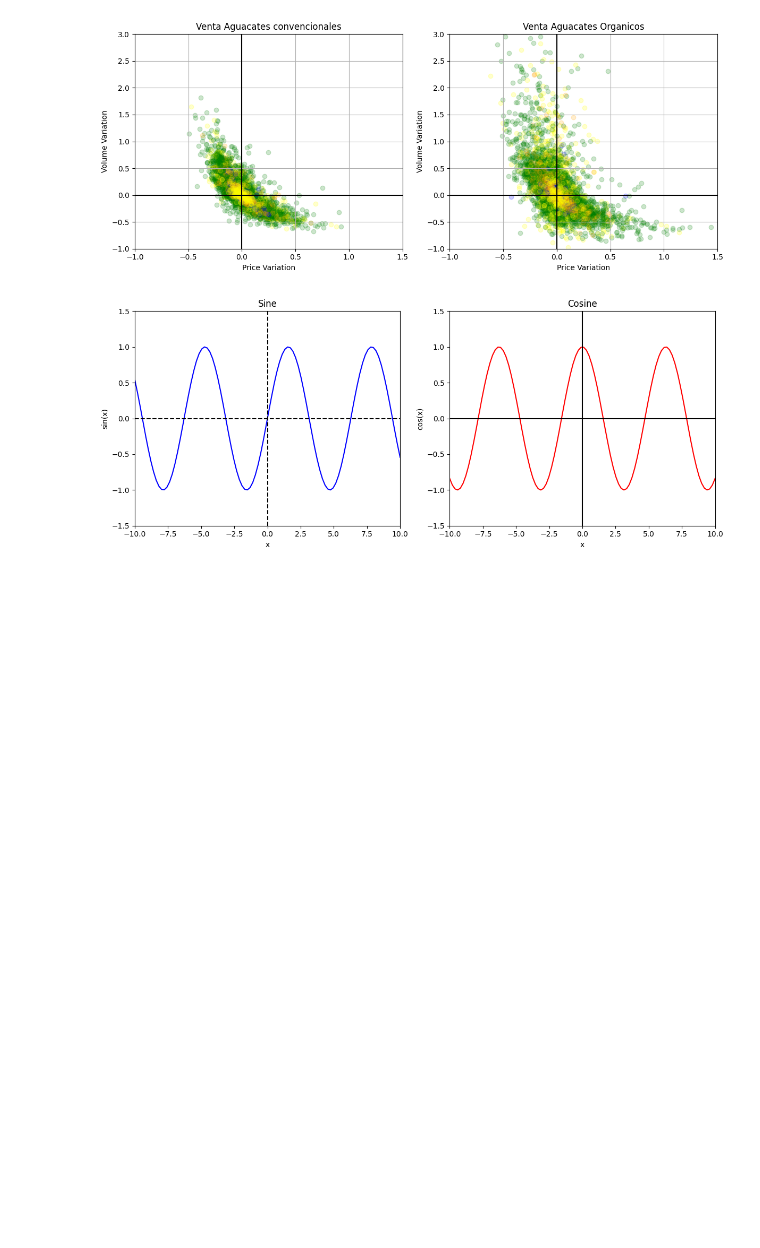
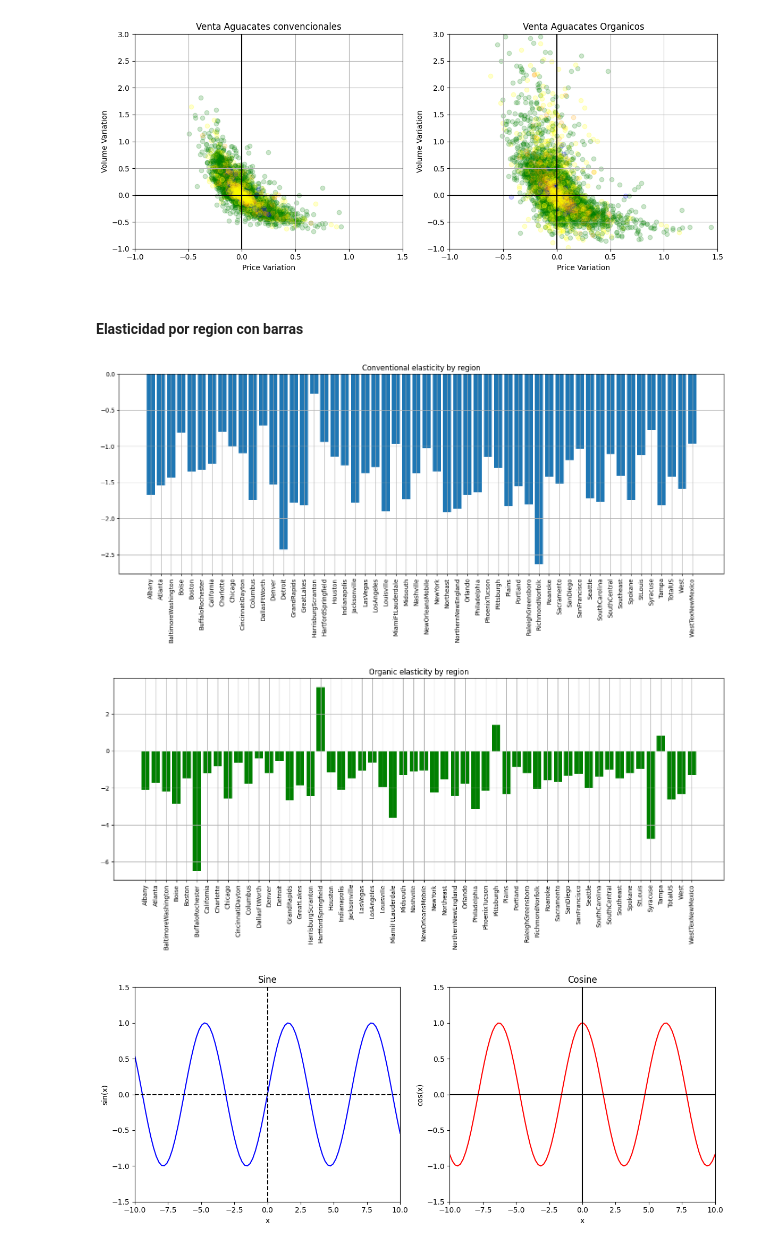
Before and after one commit to cpujol-dev/MiniProjectAavocado, a Jupyter notebook: 3.proyecto_team_apartados.ipynb, the cells around one changed output. Drawn from its saved outputs; the diff is of its cells as text; code cells hidden in the pictures; blank space fills up the shorter version.

Commit message:
Elasticity

```diff
--- a/3.proyecto_team_apartados.ipynb
+++ b/3.proyecto_team_apartados.ipynb
@@ -646,6 +650,8 @@ import matplotlib.pyplot as plt
 import numpy as np
 import pandas as pd
 
+df_cp_elast = df_cp.copy()
+df_cp_elast= df_cp_elast.sort_values(by=['region','type', 'year'])
 
 # Crear la figura y los subplots
 fig, axs = plt.subplots(1, 2, figsize=(12, 5))  # 1 fila, 2 columnas
@@ -676,6 +682,7 @@ for region in pd.unique(df_cp_elast['region']):
     axs[1].scatter(x=x_values_org, y= y_values_org, color = color, alpha = 0.2)
 
 
+# axs[0].set_xscale('log')
 axs[0].set_ylabel('Volume Variation')
 axs[0].set_xlabel('Price Variation')
 axs[0].set_ylim(-1,3)
@@ -700,6 +707,69 @@ plt.tight_layout()  # Ajusta el espaciado
 plt.show()
 # %% [output]
 [figure]
+# %% [markdown]
+#### Elasticidad por region con barras
+# %%
+import matplotlib.pyplot as plt
+import numpy as np
+import pandas as pd
+
+df_cp_elast = df_cp.copy()
+df_cp_elast= df_cp_elast.sort_values(by=['region','type', 'Date'])
+
+# Crear la figura y los subplots
+
+
+labels_reg_conv= []
+elasticty_av_conv = []
+
+labels_reg_org= []
+elasticty_av_org = []
+
+for region in pd.unique(df_cp_elast['region']):
+
+    elast_region = df_cp_elast[df_cp_elast['region'] == region].copy()
+
+    conventional_df = elast_region[elast_region['type'] == 'conventional'].copy().reset_index()
+
+
+
+    conventional_df['Elasticity'] = conventional_df['Total Volume'].pct_change() /  conventional_df['AveragePrice'].pct_change()
+    conventional_df =conventional_df[-conventional_df['Elasticity'].isin([-np.inf,np.inf])]
+    conventional_df = conventional_df.iloc[1:-1,:]
+
+
+
+
+    labels_reg_conv.append(region)
+    elasticty_av_conv.append(conventional_df['Elasticity'].mean())
+
+    organic_df = elast_region[elast_region['type'] == 'organic'].copy().reset_index()
+    organic_df['Elasticity'] = organic_df['Total Volume'].pct_change() /  organic_df['AveragePrice'].pct_change()
+    organic_df =organic_df[-organic_df['Elasticity'].isin([-np.inf,np.inf])]
+    organic_df = organic_df.iloc[1:-1,:]
+
+    labels_reg_org.append(region)
+    elasticty_av_org.append(organic_df['Elasticity'].mean())
+
+# fig, axs = plt.subplots(1, 2, figsize=(12, 5))  # 1 fila, 2 columnas
+fig, ax= plt.subplots(figsize=(18,6) )
+ax.bar(x=labels_reg_conv ,height = elasticty_av_conv , label = labels_reg_conv)
+plt.xticks(rotation=90)
+plt.title('Conventional elasticity by region')
+plt.grid()
+plt.show()
+
+# fig, axs = plt.subplots(1, 2, figsize=(12, 5))  # 1 fila, 2 columnas
+fig, ax= plt.subplots(figsize=(18,6) )
+ax.bar(x=labels_reg_org ,height = elasticty_av_org , label = labels_reg_org, color = 'green')
+plt.xticks(rotation=90)
+plt.title('Organic elasticity by region')
+plt.grid()
+plt.show()
+# %% [output]
+[figure, added]
+[figure, added]
 # %%
 import matplotlib.pyplot as plt
 import numpy as np
```
Also changed, not shown: parts of 9 cells of this notebook, 1 other file.
